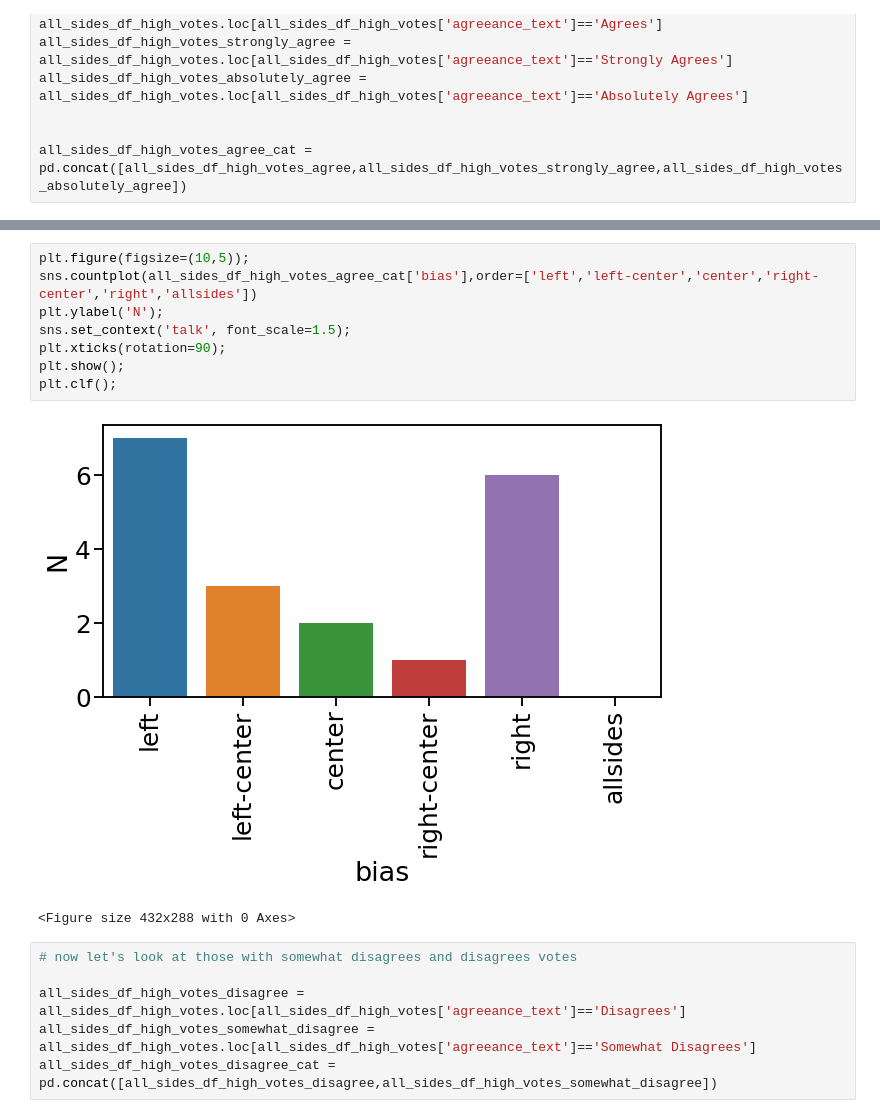
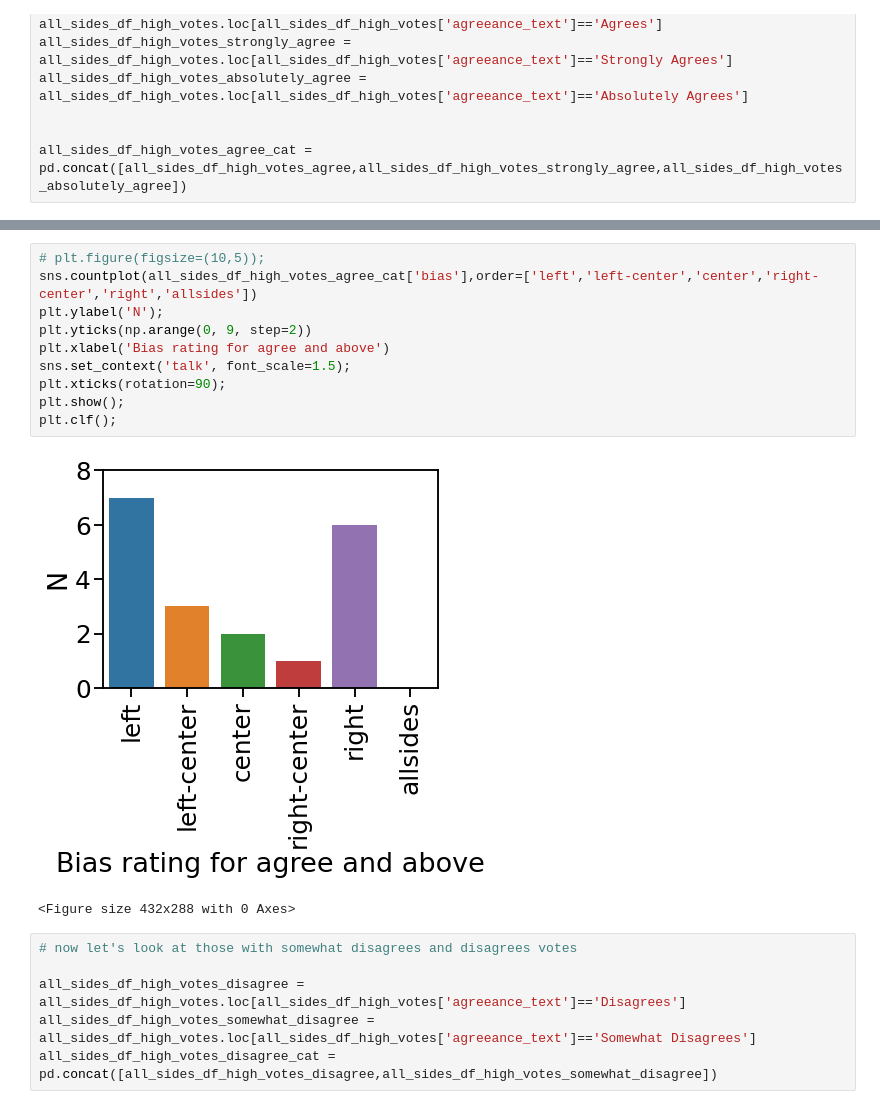
Before and after one commit to sagarsetru/debiaser, a Jupyter notebook: eda_all_sides_media.ipynb, the cells around one changed output, grey strips where cells are left out. Cells and saved outputs as stored; diff of their text form.

```diff
--- a/eda_all_sides_media.ipynb
+++ b/eda_all_sides_media.ipynb
@@ -238,15 +245,17 @@ all_sides_df_high_votes_agree_cat
 | 172 | 9159 | 6.053536 | Absolutely Agrees | https://www.allsides.com/news-sou... | left | 1513 | Mother Jones | 10672 |
 | 173 | 10945 | 3.290740 | Absolutely Agrees | https://www.allsides.com/news-sou... | left | 3326 | MSNBC | 14271 |
 # %%
-plt.figure(figsize=(10,5));
+# plt.figure(figsize=(10,5));
 sns.countplot(all_sides_df_high_votes_agree_cat['bias'],order=['left','left-center','center','right-center','right','allsides'])
 plt.ylabel('N');
+plt.yticks(np.arange(0, 9, step=2))
+plt.xlabel('Bias rating for agree and above')
 sns.set_context('talk', font_scale=1.5);
 plt.xticks(rotation=90);
 plt.show();
 plt.clf();
 # %% [output]
-[figure, old version]
+[figure, new version]
 <Figure size 432x288 with 0 Axes>
 # %%
 # now let's look at those with somewhat disagrees and disagrees votes
```
Also changed, not shown: parts of 9 cells of this notebook.
